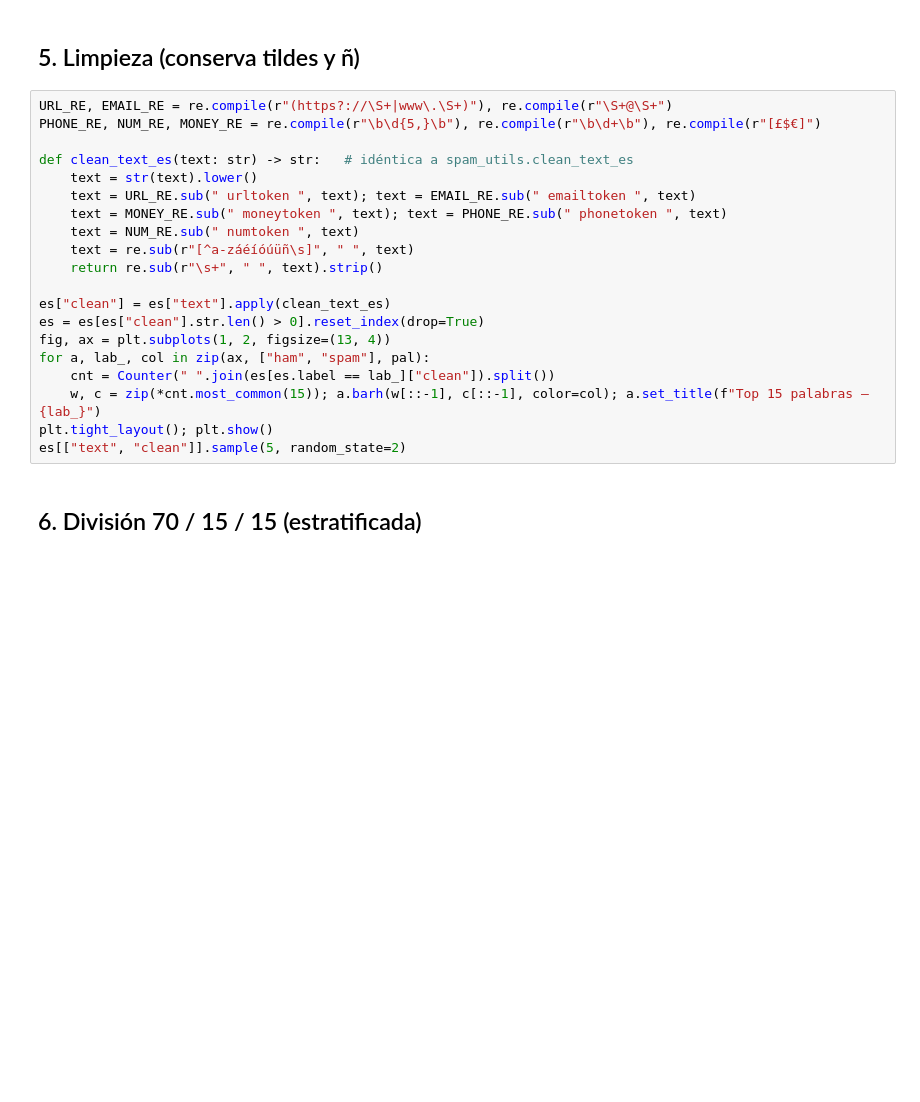
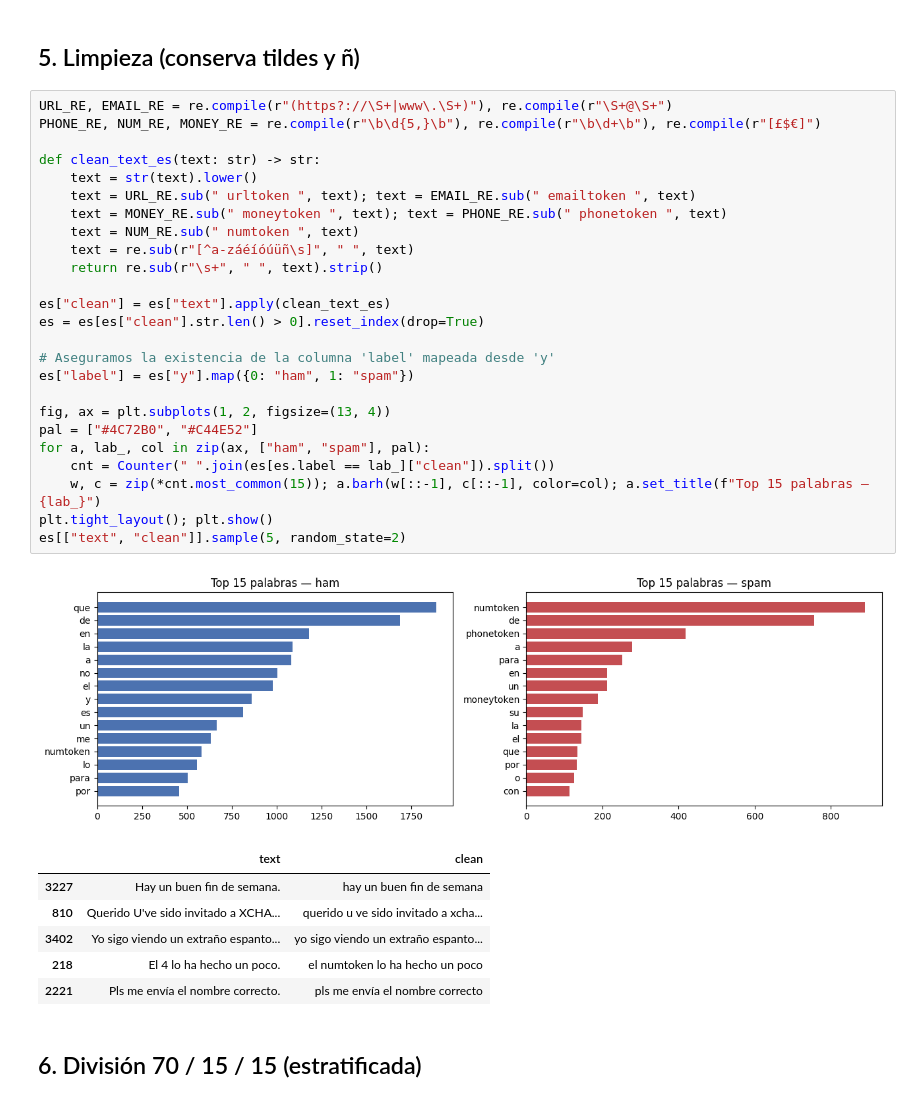
Before and after one commit to judynatalialopez/modelo_spam-, a Jupyter notebook: notebook_spam_es.ipynb, the cells around one changed output. Saved outputs shown, nothing was run; the diff lists cells and outputs as text; blank space fills up the shorter version.

```diff
--- a/notebook_spam_es.ipynb
+++ b/notebook_spam_es.ipynb
@@ -118,23 +187,36 @@ plt.tight_layout(); plt.show()
 # %%
 URL_RE, EMAIL_RE = re.compile(r"(https?://\S+|www\.\S+)"), re.compile(r"\S+@\S+")
 PHONE_RE, NUM_RE, MONEY_RE = re.compile(r"\b\d{5,}\b"), re.compile(r"\b\d+\b"), re.compile(r"[£$€]")
 
-def clean_text_es(text: str) -> str:   # idéntica a spam_utils.clean_text_es
+def clean_text_es(text: str) -> str:
     text = str(text).lower()
     text = URL_RE.sub(" urltoken ", text); text = EMAIL_RE.sub(" emailtoken ", text)
     text = MONEY_RE.sub(" moneytoken ", text); text = PHONE_RE.sub(" phonetoken ", text)
     text = NUM_RE.sub(" numtoken ", text)
     text = re.sub(r"[^a-záéíóúüñ\s]", " ", text)
     return re.sub(r"\s+", " ", text).strip()
 
 es["clean"] = es["text"].apply(clean_text_es)
 es = es[es["clean"].str.len() > 0].reset_index(drop=True)
+
+# Aseguramos la existencia de la columna 'label' mapeada desde 'y'
+es["label"] = es["y"].map({0: "ham", 1: "spam"})
+
 fig, ax = plt.subplots(1, 2, figsize=(13, 4))
+pal = ["#4C72B0", "#C44E52"]
 for a, lab_, col in zip(ax, ["ham", "spam"], pal):
     cnt = Counter(" ".join(es[es.label == lab_]["clean"]).split())
     w, c = zip(*cnt.most_common(15)); a.barh(w[::-1], c[::-1], color=col); a.set_title(f"Top 15 palabras — {lab_}")
 plt.tight_layout(); plt.show()
 es[["text", "clean"]].sample(5, random_state=2)
+# %% [output]
+[figure, added]
+|  | text | clean |
+| 3227 | Hay un buen fin de semana. | hay un buen fin de semana |
+| 810 | Querido U've sido invitado a XCHA... | querido u ve sido invitado a xcha... |
+| 3402 | Yo sigo viendo un extraño espanto... | yo sigo viendo un extraño espanto... |
+| 218 | El 4 lo ha hecho un poco. | el numtoken lo ha hecho un poco |
+| 2221 | Pls me envía el nombre correcto. | pls me envía el nombre correcto |
 # %% [markdown]
 ## 6. División 70 / 15 / 15 (estratificada)
 # %%
```
Also changed, not shown: parts of 11 cells of this notebook.
